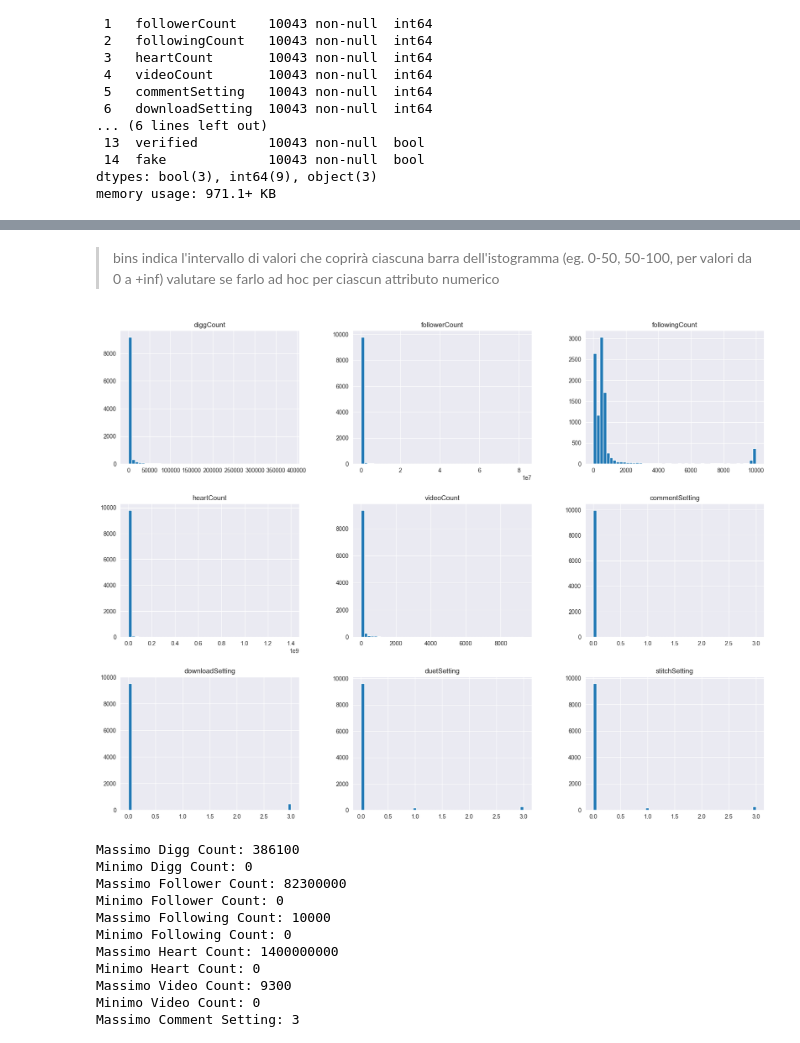
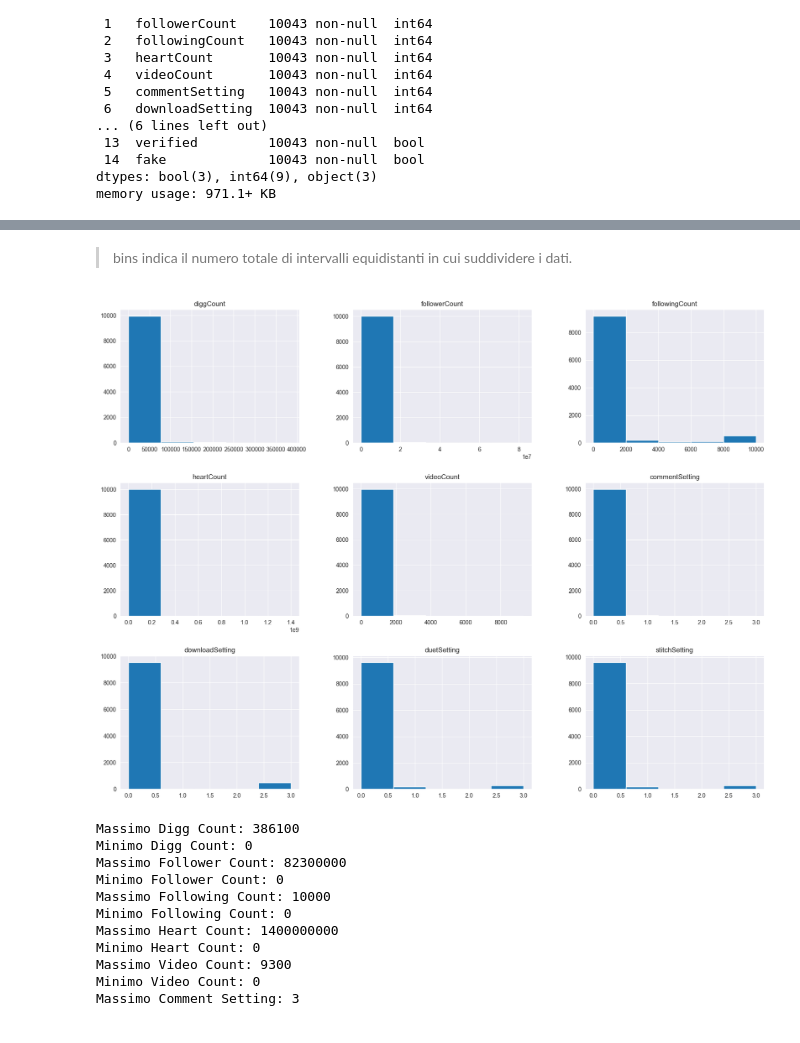
Before and after one commit to raffaele-aurucci/Fake-TikTok-Account-Detection, a Jupyter notebook: 1_Data_Cleaning.ipynb, the cells around one changed output, grey strips where cells are left out. Saved outputs shown, nothing was run; the diff lists cells and outputs as text; code cells hidden in the pictures.

```diff
--- a/1_Data_Cleaning.ipynb
+++ b/1_Data_Cleaning.ipynb
@@ -105,13 +105,12 @@ df.describe()
 | 50% | 358.000000 | 5.400000e+01 | 533.000000 | 0.000000e+00 | 0.000000 | 0.000000 | 0.000000 | ... |
 | 75% | 761.000000 | 5.120000e+02 | 686.000000 | 9.060000e+02 | 17.000000 | 0.000000 | 0.000000 | ... |
 | max | 386100.000000 | 8.230000e+07 | 10000.000000 | 1.400000e+09 | 9300.000000 | 3.000000 | 3.000000 | ... |
-# %% [markdown]
-> bins indica l'intervallo di valori che coprirà ciascuna barra dell'istogramma (eg. 0-50, 50-100, per valori da 0 a +inf)
-> valutare se farlo ad hoc per ciascun attributo numerico
+# %% [markdown]
+> bins indica il numero totale di intervalli equidistanti in cui suddividere i dati.
 # %%
 %matplotlib inline
-df.hist(bins=50, figsize=(20,15))
+df.hist(bins=5, figsize=(20,15))
 plt.show()
 # %% [output]
-[figure, old version]
+[figure, new version]
 # %%
```
Also changed, not shown: parts of 57 cells of this notebook.
